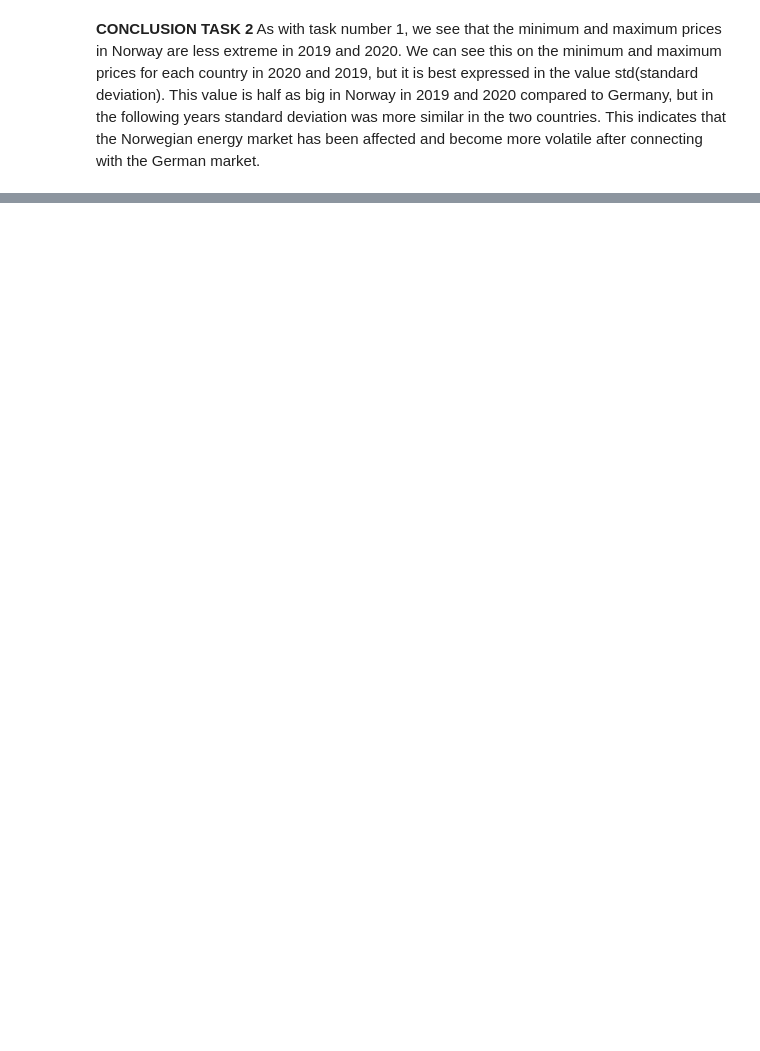
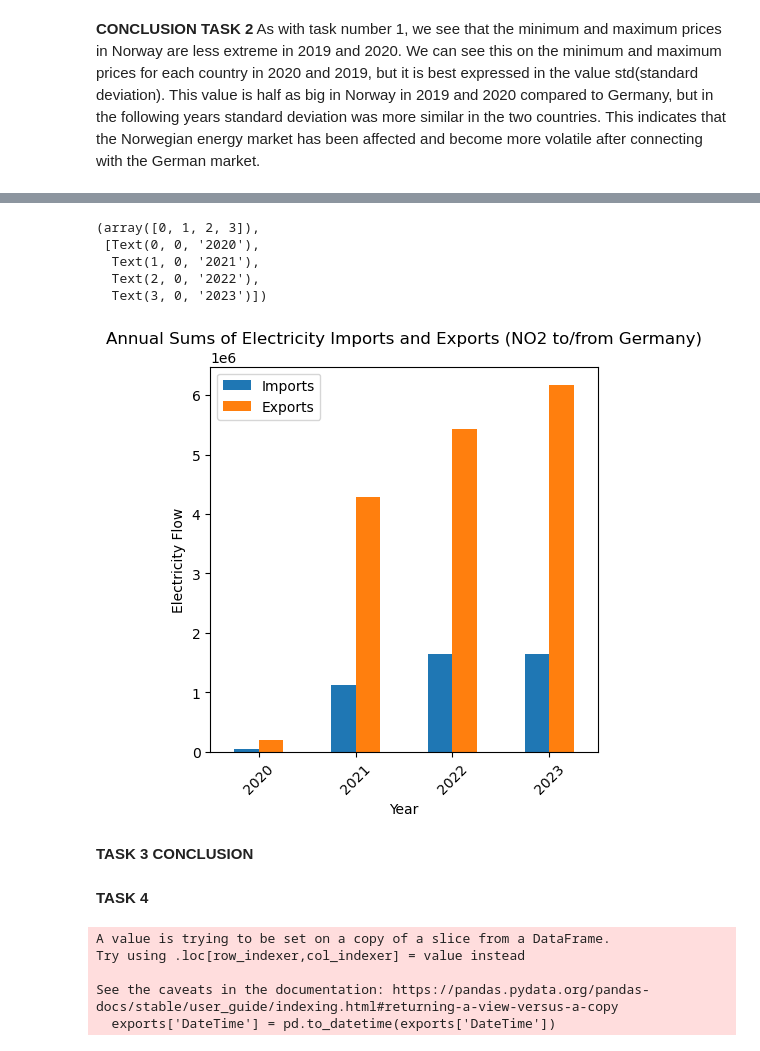
Before and after one commit to JoggiLJ/TECH_2_TERMPAPER, a Jupyter notebook: task.ipynb, the cells around one changed output, grey strips where cells are left out. Cells and saved outputs as stored; diff of their text form; code cells hidden in the pictures; blank space fills up the shorter version.

Commit message:
All tasks in main document

```diff
--- a/task.ipynb
+++ b/task.ipynb
@@ -119,0 +148,47 @@ This indicates that the Norwegian energy market has been affected and become mor
+# %%
+#To avoid changes to the original data, we created copies of the data frames
+imports_to_Norway = imports_to_Norway.copy()
+exports_from_Norway = exports_from_Norway.copy()
+
+imports_to_Norway['Type'] = 'Import'
+exports_from_Norway['Type'] = 'Export'
+# %%
+#Extracts the years from the date, and adds it to a new column
+imports_to_Norway['Year'] = pd.to_datetime(imports_to_Norway.index).year
+exports_from_Norway['Year'] = pd.to_datetime(exports_from_Norway.index).year
+# %%
+#Groups the data by the type (either 'Export' or 'Import'), and by year.
+#Then uses sum() to find the total sum by these groups.
+annual_imports = imports_to_Norway.groupby(['Year', 'Type'])['FlowValue'].sum()
+annual_exports = exports_from_Norway.groupby(['Year', 'Type'])['FlowValue'].sum()
+# %%
+#Combines the two data frames into one.
+#Unstack reshapes the data frame, so that 'Import' and 'Export' becomes two different columns
+#and 'Year'becomes the index
+combined_data = pd.concat([annual_imports, annual_exports]).unstack()
+# %%
+#Creating the figure and defining the size of it
+fig, ax = plt.subplots(figsize=(5, 5))
+combined_data.plot(kind='bar', ax=ax)
+
+#Setting the x-label as 'Year'
+ax.set_xlabel("Year")
+#Setting the y-label as 'Electricity Flow'
+ax.set_ylabel("Electricity Flow")
+#Setting the title of the figure
+ax.set_title("Annual Sums of Electricity Imports and Exports (NO2 to/from Germany)")
+#Creating a legend to make the code more readable
+ax.legend(["Imports", "Exports"])
+#
+plt.xticks(rotation=45)
+# %% [output]
+(array([0, 1, 2, 3]),
+ [Text(0, 0, '2020'),
+  Text(1, 0, '2021'),
+  Text(2, 0, '2022'),
+  Text(3, 0, '2023')])
+[figure, added]
+# %% [markdown]
+**TASK 3 CONCLUSION**
+# %% [markdown]
+**TASK 4**
@@ -119,0 +219,12 @@ This indicates that the Norwegian energy market has been affected and become mor
+# %%
+# converting norway to germany dataframe to weekly
+
+exports['DateTime'] = pd.to_datetime(exports['DateTime'])
+
+exports_W = exports.pivot_table(index=[pd.Grouper(key = 'DateTime', freq = 'W'), 'InMapCode', 'OutMapCode'], values = 'FlowValue', aggfunc='sum').reset_index()
+# %% [output]
+A value is trying to be set on a copy of a slice from a DataFrame.
+Try using .loc[row_indexer,col_indexer] = value instead
+
+See the caveats in the documentation: https://pandas.pydata.org/pandas-docs/stable/user_guide/indexing.html#returning-a-view-versus-a-copy
+  exports['DateTime'] = pd.to_datetime(exports['DateTime'])
```
Also changed, not shown: parts of 14 cells of this notebook.
